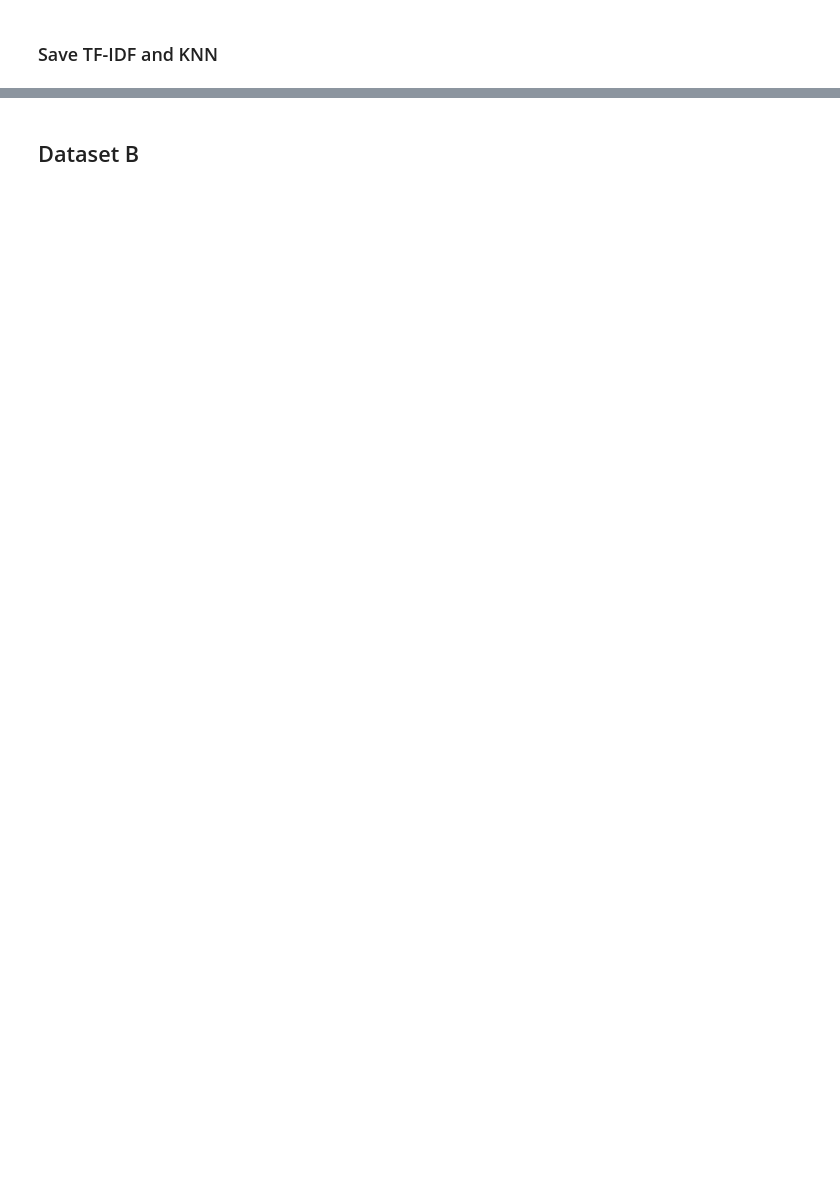
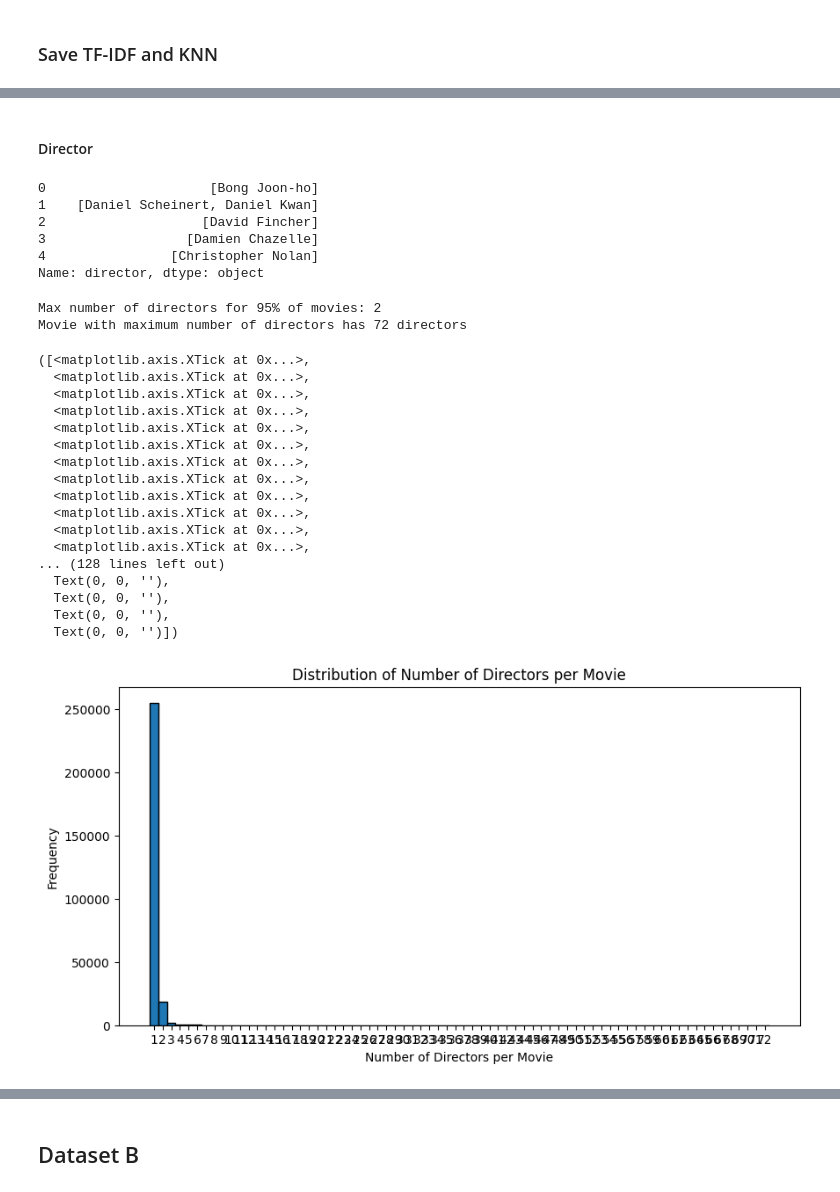
Before and after one commit to aybik/movie_picker, a Jupyter notebook: notebooks/Aybike_notebook.ipynb, the cells around one changed output, grey strips where cells are left out. Saved outputs shown, nothing was run; the diff lists cells and outputs as text; code cells hidden in the pictures; blank space fills up the shorter version.

```diff
--- a/notebooks/Aybike_notebook.ipynb
+++ b/notebooks/Aybike_notebook.ipynb
@@ -254,0 +544,8 @@ with open(os.path.join(parent_dir,"models/knn_model.pkl"), "wb") as file:
+# %%
+roles = ["Director", "Writer", "Cinematography", "Composer"]
+
+# Extract each role
+for role in roles:
+    processed_data[role.lower()] = processed_data["crew_dict"].apply(
+        lambda x: x.get(role, []) if isinstance(x, dict) else []
+    )
@@ -254,0 +562,52 @@ with open(os.path.join(parent_dir,"models/knn_model.pkl"), "wb") as file:
+# %% [markdown]
+#### Director
+# %%
+processed_data.director.head()
+# %% [output]
+0                     [Bong Joon-ho]
+1    [Daniel Scheinert, Daniel Kwan]
+2                    [David Fincher]
+3                  [Damien Chazelle]
+4                [Christopher Nolan]
+Name: director, dtype: object
+# %%
+# Check the length of director list for each movie
+import matplotlib.pyplot as plt
+import numpy as np
+
+# Extract the number of directors for each movie
+director_counts = processed_data["director"].apply(len)
+director_counts_max= director_counts.max()
+max_length_95_percent = int(np.percentile(director_counts, 95))
+
+print(f"Max number of directors for 95% of movies: {max_length_95_percent}")
+print(f"Movie with maximum number of directors has {director_counts_max} directors")
+
+# Plot histogram
+plt.figure(figsize=(10, 5))
+plt.hist(director_counts, bins=range(1, director_counts.max() + 2), edgecolor="black", align="left")
+plt.xlabel("Number of Directors per Movie")
+plt.ylabel("Frequency")
+plt.title("Distribution of Number of Directors per Movie")
+plt.xticks(range(1, director_counts.max() + 1))
+# %% [output]
+Max number of directors for 95% of movies: 2
+Movie with maximum number of directors has 72 directors
+([<matplotlib.axis.XTick at 0x...>,
+  <matplotlib.axis.XTick at 0x...>,
+  <matplotlib.axis.XTick at 0x...>,
+  <matplotlib.axis.XTick at 0x...>,
+  <matplotlib.axis.XTick at 0x...>,
+  <matplotlib.axis.XTick at 0x...>,
+  <matplotlib.axis.XTick at 0x...>,
+  <matplotlib.axis.XTick at 0x...>,
+  <matplotlib.axis.XTick at 0x...>,
+  <matplotlib.axis.XTick at 0x...>,
+  <matplotlib.axis.XTick at 0x...>,
+  <matplotlib.axis.XTick at 0x...>,
+... (128 lines left out)
+  Text(0, 0, ''),
+  Text(0, 0, ''),
+  Text(0, 0, ''),
+  Text(0, 0, '')])
+[figure, added]
```
Also changed, not shown: parts of 42 cells of this notebook, 1 other file.
